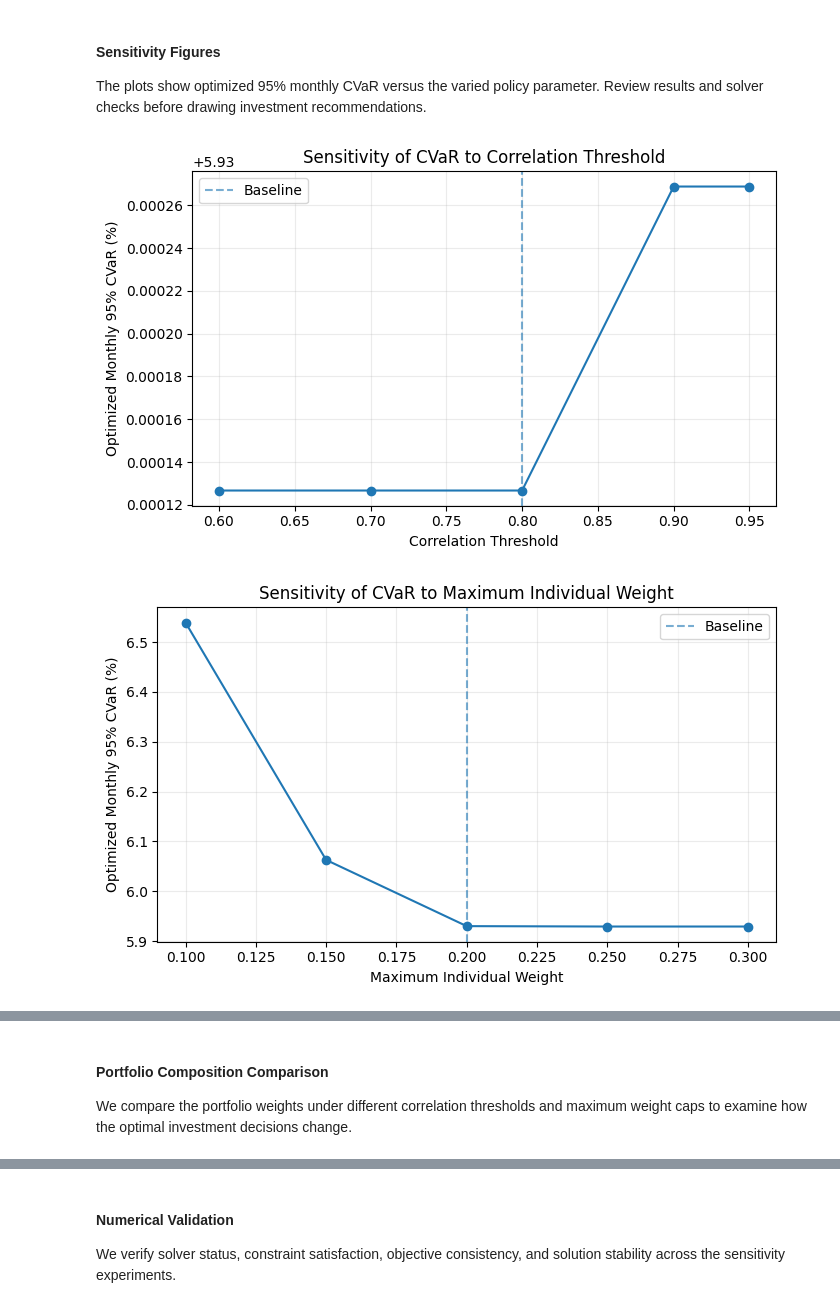
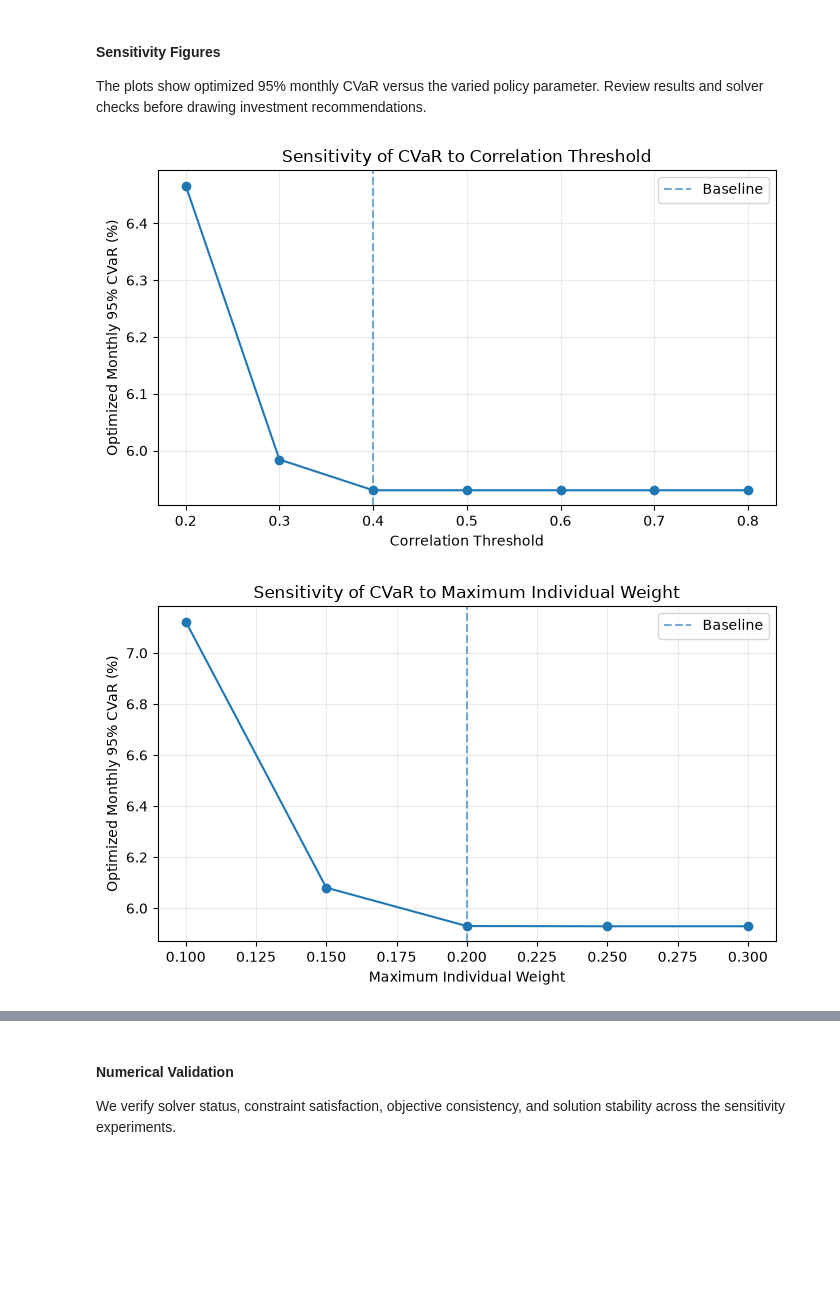
Before and after one commit to ma-benjamin/IEOR4004-Optimization-Project, a Jupyter notebook: model.ipynb, the cells around one changed output, grey strips where cells are left out. Cells and saved outputs as stored; diff of their text form; code cells hidden in the pictures; blank space fills up the shorter version.

Commit message:
Milestone 5: change correlation threshold to 0.40, add new constraint in sensitivity analysis--max-holdings sensitivity, scaled baseline model--modify the calculation error, update README

```diff
--- a/model.ipynb
+++ b/model.ipynb
@@ -431,5 +425,5 @@ Vary ρ from 0.60 to 0.95 while holding the individual stock weight cap fixed at
 # %%
-thresholds = [0.60, 0.70, 0.80, 0.90, 0.95]
+thresholds = [0.20, 0.30, 0.40, 0.50, 0.60, 0.70, 0.80]
 correlation_rows, correlation_weights = [], {}
 for rho in thresholds:
     result, new_weights = solve_policy(correlation_threshold=rho, weight_cap=0.20)
@@ -442,10 +436,10 @@ correlation_df.to_csv("correlation_sensitivity.csv", index=False)
 
 valid_corr = correlation_df.dropna(subset=["CVaR"])
 
-# Compare the re-solved 0.80 portfolio against the original baseline.
-print("Baseline 0.80 CVaR difference:",
-      abs(float(valid_corr.loc[valid_corr["Correlation Threshold"] == 0.80, "CVaR"].iloc[0]) - m.ObjVal))
-print("Baseline 0.80 weight L1 difference:",
-      np.sum(np.abs(correlation_weights[0.80] - np.asarray(w.X))))
+# Compare the re-solved 0.40 portfolio against the original baseline.
+print("Baseline 0.40 CVaR difference:",
+      abs(float(valid_corr.loc[valid_corr["Correlation Threshold"] == 0.40, "CVaR"].iloc[0]) - m.ObjVal))
+print("Baseline 0.40 weight L1 difference:",
+      np.sum(np.abs(correlation_weights[0.40] - np.asarray(w.X))))
 # %% [output]
 |  | Correlation Threshold | Max Weight Cap | Status | Conflicting Pairs | Selected Stocks | Expected Return | ... |
@@ -464,7 +460,7 @@ Vary the weight cap from 10% to 30% while holding the correlation threshold fixe
 caps = [0.10, 0.15, 0.20, 0.25, 0.30]
 cap_rows, cap_weights = [], {}
 for cap in caps:
-    result, new_weights = solve_policy(correlation_threshold=0.80, weight_cap=cap)
+    result, new_weights = solve_policy(correlation_threshold=0.40, weight_cap=cap)
     cap_rows.append(result)
     cap_weights[cap] = new_weights
 
@@ -488,0 +489,19 @@ Baseline 20% cap weight L1 difference: 0.0008021919246802914
+# %%
+holding_limits = [None, 8, 7, 6]          # None = no limit (baseline)
+holding_rows, holding_weights = [], {}
+for K in holding_limits:
+    result, new_weights = solve_policy(max_holdings=K)
+    holding_rows.append(result)
+    holding_weights[K] = new_weights
+
+holdings_df = pd.DataFrame(holding_rows)
+baseline_holdings = int(holdings_df.loc[0, "Selected Stocks"])
+holdings_df.insert(0, "Scenario",
+                   ["No limit (baseline)" if K is None else f"Max {K} holdings" for K in holding_limits])
+holdings_df.insert(1, "Max Holdings",
+                   [baseline_holdings if K is None else K for K in holding_limits])
+holdings_df["dCVaR (bp)"] = 1e4 * (holdings_df["CVaR"] - holdings_df.loc[0, "CVaR"])
+display(holdings_df)
+holdings_df.to_csv("max_holdings_sensitivity.csv", index=False)
+
+print("Baseline CVaR difference:", abs(float(holdings_df.loc[0, "CVaR"]) - m.ObjVal))
@@ -491,24 +517,25 @@ Baseline 20% cap weight L1 difference: 0.0008021919246802914
 
 The plots show optimized 95% monthly CVaR versus the varied policy parameter. Review results and solver checks before drawing investment recommendations.
 # %%
-import matplotlib.pyplot as plt
-
 for data, xcol, xlabel, filename, baseline in [
-    (correlation_df, "Correlation Threshold", "Correlation Threshold", "correlation_sensitivity.png", 0.80),
+    (correlation_df, "Correlation Threshold", "Correlation Threshold", "correlation_sensitivity.png", 0.40),
     (cap_df, "Max Weight Cap", "Maximum Individual Weight", "weight_cap_sensitivity.png", 0.20),
+    (holdings_df, "Max Holdings", "Maximum Number of Holdings", "max_holdings_sensitivity.png", baseline_holdings),
 ]:
     fig, ax = plt.subplots(figsize=(7, 4.3))
     valid = data.dropna(subset=["CVaR"])
     ax.plot(valid[xcol], 100 * valid["CVaR"], marker="o")
     ax.axvline(baseline, linestyle="--", alpha=0.6, label="Baseline")
+    if xcol == "Max Holdings":
+        ax.set_xticks(valid[xcol])
     ax.set_xlabel(xlabel)
     ax.set_ylabel("Optimized Monthly 95% CVaR (%)")
     ax.set_title(f"Sensitivity of CVaR to {xlabel}")
     ax.grid(alpha=0.25)
     ax.legend()
     fig.tight_layout()
     fig.savefig(filename, dpi=200, bbox_inches="tight")
     plt.show()
 # %% [output]
-[figure, old version]
+[figure, new version]
-[figure, old version]
+[figure, new version]
@@ -515,6 +542,0 @@ for data, xcol, xlabel, filename, baseline in [
-# %% [markdown]
-#### Portfolio Composition Comparison
-
-We compare the portfolio weights under different correlation
-thresholds and maximum weight caps to examine how the
-optimal investment decisions change.
```
Also changed, not shown: parts of 32 cells of this notebook, 13 other files.
